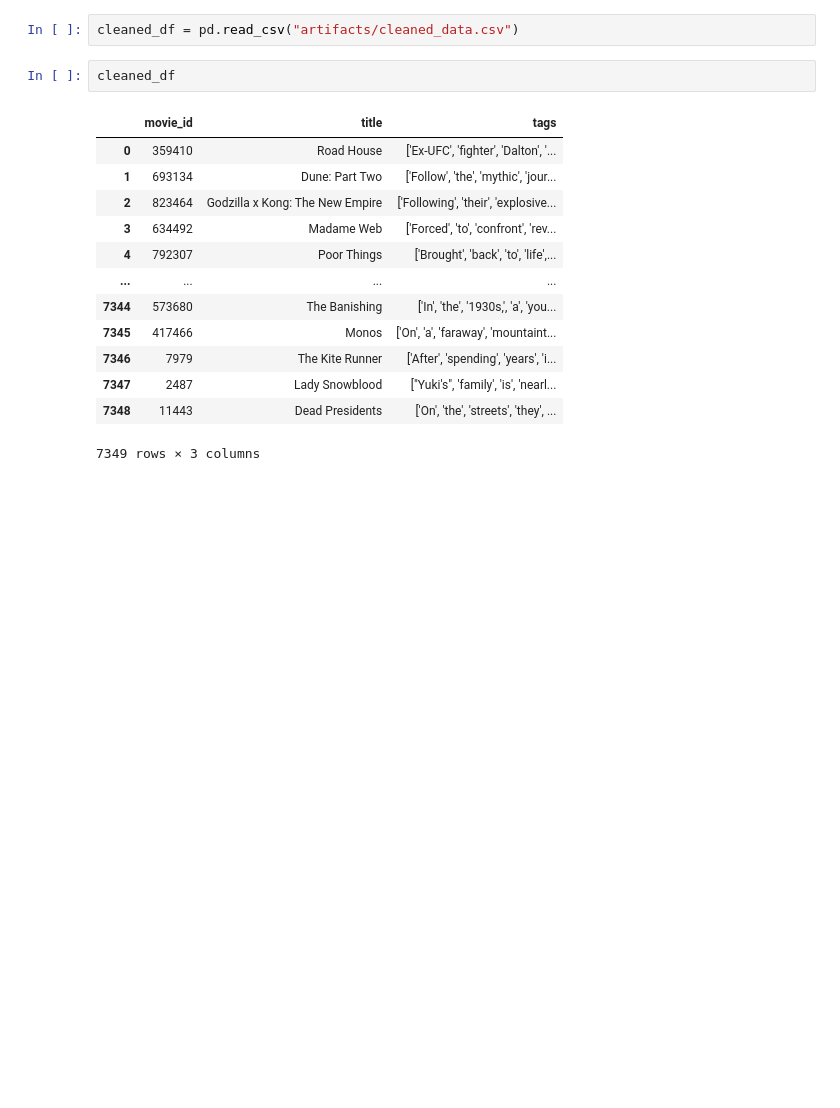
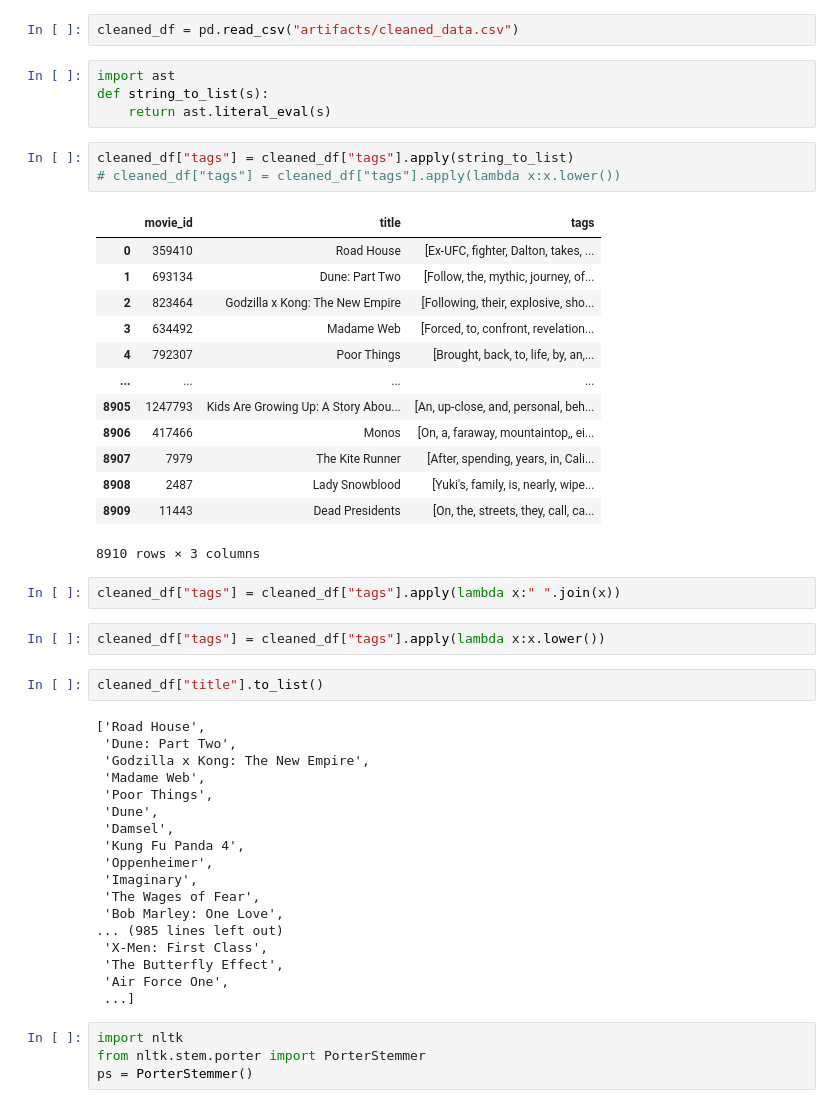
Before and after one commit to ChanderMohan27/Movie_Recommendation_And_Review_Analysis, a Jupyter notebook: experiment.ipynb, the cells around one changed output. Saved outputs shown, nothing was run; the diff lists cells and outputs as text; blank space fills up the shorter version.

```diff
--- a/experiment.ipynb
+++ b/experiment.ipynb
@@ -603,19 +656,52 @@ new_df["tags"][0]
 'ex-ufc fighter dalton takes a job as a bouncer at a florida keys roadhouse, only to discover that this paradise is not all it seems. action thriller jakegyllenhaal danielamelchior conormcgregor billy ...
 # %%
 cleaned_df = pd.read_csv("artifacts/cleaned_data.csv")
+# %%
+import ast
+def string_to_list(s):
+    return ast.literal_eval(s)
+# %%
+cleaned_df["tags"] = cleaned_df["tags"].apply(string_to_list)
+# cleaned_df["tags"] = cleaned_df["tags"].apply(lambda x:x.lower())
+# %% [output]
+|  | movie_id | title | tags |
+| 0 | 359410 | Road House | [Ex-UFC, fighter, Dalton, takes, ... |
+| 1 | 693134 | Dune: Part Two | [Follow, the, mythic, journey, of... |
+| 2 | 823464 | Godzilla x Kong: The New Empire | [Following, their, explosive, sho... |
+| 3 | 634492 | Madame Web | [Forced, to, confront, revelation... |
+| 4 | 792307 | Poor Things | [Brought, back, to, life, by, an,... |
+| ... | ... | ... | ... |
+| 8905 | 1247793 | Kids Are Growing Up: A Story Abou... | [An, up-close, and, personal, beh... |
+| 8906 | 417466 | Monos | [On, a, faraway, mountaintop,, ei... |
+| 8907 | 7979 | The Kite Runner | [After, spending, years, in, Cali... |
+| 8908 | 2487 | Lady Snowblood | [Yuki's, family, is, nearly, wipe... |
+| 8909 | 11443 | Dead Presidents | [On, the, streets, they, call, ca... |
+8910 rows × 3 columns
+# %%
+cleaned_df["tags"] = cleaned_df["tags"].apply(lambda x:" ".join(x))
+# %%
+cleaned_df["tags"] = cleaned_df["tags"].apply(lambda x:x.lower())
 # %%
-cleaned_df
+cleaned_df["title"].to_list()
 # %% [output]
-|  | movie_id | title | tags |
-| 0 | 359410 | Road House | ['Ex-UFC', 'fighter', 'Dalton', '... |
-| 1 | 693134 | Dune: Part Two | ['Follow', 'the', 'mythic', 'jour... |
-| 2 | 823464 | Godzilla x Kong: The New Empire | ['Following', 'their', 'explosive... |
-| 3 | 634492 | Madame Web | ['Forced', 'to', 'confront', 'rev... |
-| 4 | 792307 | Poor Things | ['Brought', 'back', 'to', 'life',... |
-| ... | ... | ... | ... |
-| 7344 | 573680 | The Banishing | ['In', 'the', '1930s,', 'a', 'you... |
-| 7345 | 417466 | Monos | ['On', 'a', 'faraway', 'mountaint... |
-| 7346 | 7979 | The Kite Runner | ['After', 'spending', 'years', 'i... |
-| 7347 | 2487 | Lady Snowblood | ["Yuki's", 'family', 'is', 'nearl... |
-| 7348 | 11443 | Dead Presidents | ['On', 'the', 'streets', 'they', ... |
-7349 rows × 3 columns
+['Road House',
+ 'Dune: Part Two',
+ 'Godzilla x Kong: The New Empire',
+ 'Madame Web',
+ 'Poor Things',
+ 'Dune',
+ 'Damsel',
+ 'Kung Fu Panda 4',
+ 'Oppenheimer',
+ 'Imaginary',
+ 'The Wages of Fear',
+ 'Bob Marley: One Love',
+... (985 lines left out)
+ 'X-Men: First Class',
+ 'The Butterfly Effect',
+ 'Air Force One',
+ ...]
+# %%
+import nltk
+from nltk.stem.porter import PorterStemmer
+ps = PorterStemmer()
```
Also changed, not shown: parts of 33 cells of this notebook, 11 other files.
